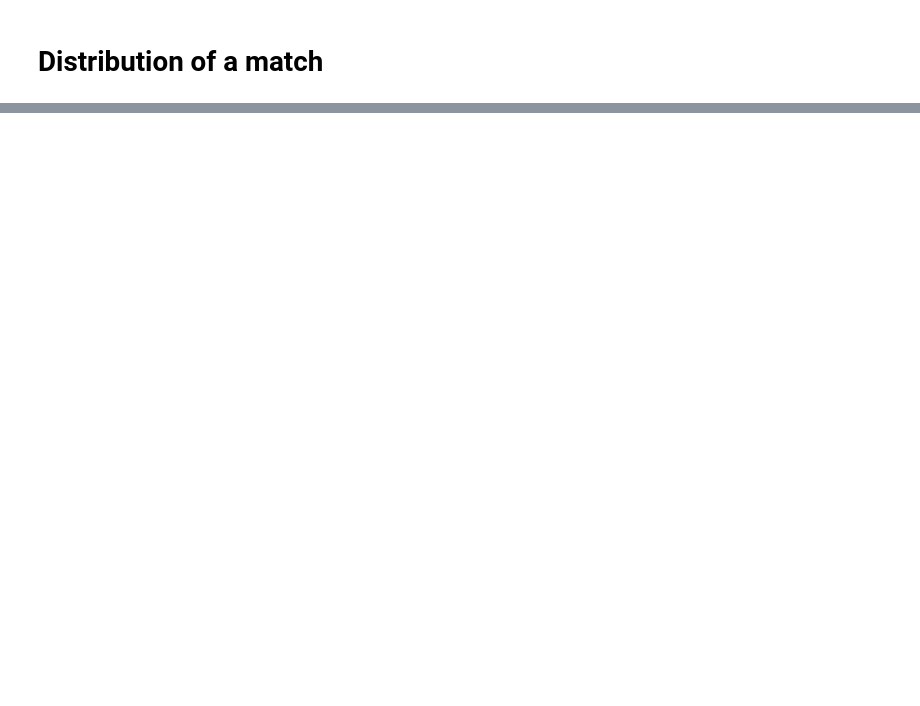
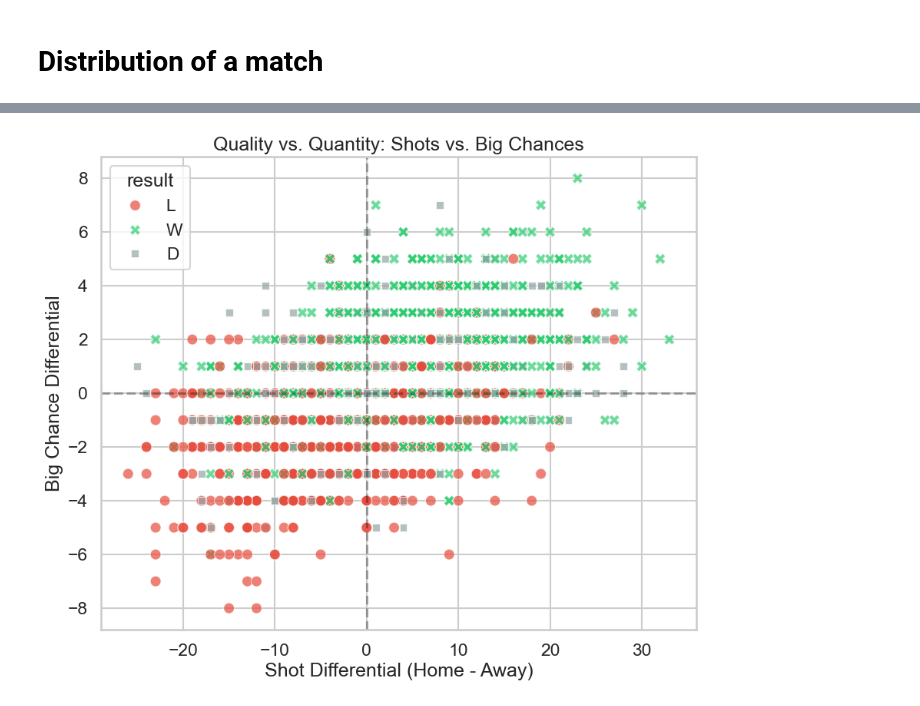
Before and after one commit to hungtrab/DS20251_EPL_InGamePrediction, a Jupyter notebook: code/eda.ipynb, the cells around one changed output, grey strips where cells are left out. Saved outputs shown, nothing was run; the diff lists cells and outputs as text; code cells hidden in the pictures; blank space fills up the shorter version.

```diff
--- a/code/eda.ipynb
+++ b/code/eda.ipynb
@@ -392,0 +443,16 @@ plt.show()
+# %%
+# --- Visual 3: The "Killer Instinct" (Efficiency vs Volume) ---
+# Scatter plot of Shots (Volume) vs Big Chances (Quality) colored by Result
+# We use the final match stats
+plt.figure(figsize=(10, 8))
+sns.scatterplot(data=match_finals, x='shot', y='big_chance', hue='result',
+                palette={'W': '#2ecc71', 'D': '#95a5a6', 'L': '#e74c3c'},
+                style='result', alpha=0.7, s=100)
+plt.title('Quality vs. Quantity: Shots vs. Big Chances')
+plt.xlabel('Shot Differential (Home - Away)')
+plt.ylabel('Big Chance Differential')
+plt.axhline(0, color='black', linestyle='--', alpha=0.3)
+plt.axvline(0, color='black', linestyle='--', alpha=0.3)
+plt.savefig('efficiency.png')
+# %% [output]
+[figure, added]
```
Also changed, not shown: parts of 34 cells of this notebook.
